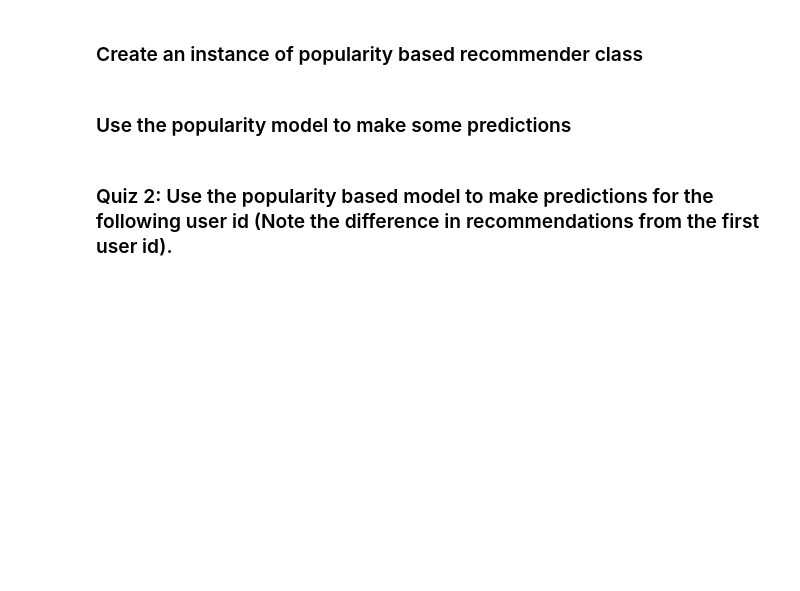
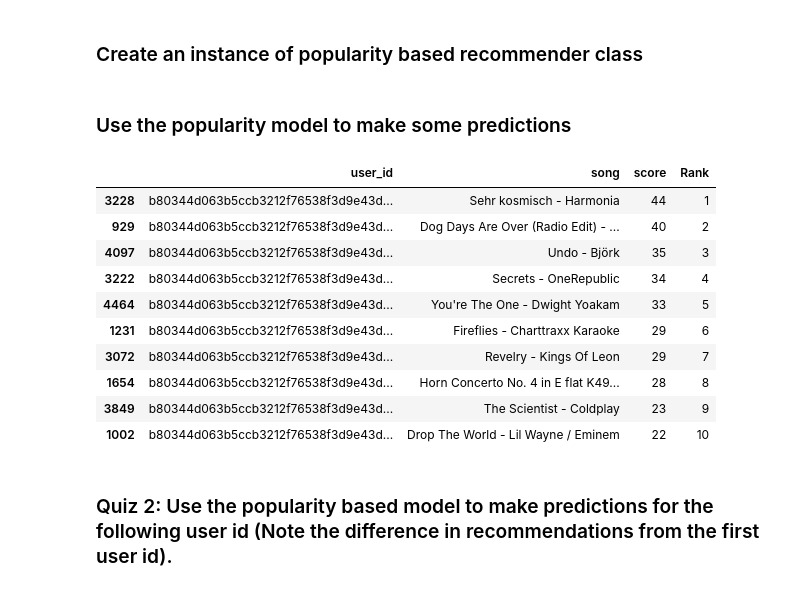
Before and after one commit to dvysardana/RecommenderSystems_Week5, a Jupyter notebook: Song Recommender_Python.ipynb, the cells around one changed output. Cells and saved outputs as stored; diff of their text form; code cells hidden in the pictures; blank space fills up the shorter version.

```diff
--- a/Song Recommender_Python.ipynb
+++ b/Song Recommender_Python.ipynb
@@ -27,7 +38,7 @@ len(song_df)
 # %% [markdown]
 ## Create a subset of the dataset
 # %%
-song_df = song_df.head(20000)
+song_df = song_df.head(10000)
 # %% [markdown]
 ## Showing the most popular songs in the dataset
 # %%
@@ -97,13 +110,25 @@ class popularity_recommender_py():
 # %% [markdown]
 ### Create an instance of popularity based recommender class
 # %%
-pm = popularity_recommender_py()
+pm = Recommenders.popularity_recommender_py()
 pm.create(train_data, 'user_id', 'song')
 # %% [markdown]
 ### Use the popularity model to make some predictions
 # %%
-user_id = '04396079bfe2a35ee92522dfadf2056ef899c456'
+user_id = users[0]
 pm.recommend(user_id)
+# %% [output]
+|  | user_id | song | score | Rank |
+| 3228 | b80344d063b5ccb3212f76538f3d9e43d... | Sehr kosmisch - Harmonia | 44 | 1 |
+| 929 | b80344d063b5ccb3212f76538f3d9e43d... | Dog Days Are Over (Radio Edit) - ... | 40 | 2 |
+| 4097 | b80344d063b5ccb3212f76538f3d9e43d... | Undo - Björk | 35 | 3 |
+| 3222 | b80344d063b5ccb3212f76538f3d9e43d... | Secrets - OneRepublic | 34 | 4 |
+| 4464 | b80344d063b5ccb3212f76538f3d9e43d... | You're The One - Dwight Yoakam | 33 | 5 |
+| 1231 | b80344d063b5ccb3212f76538f3d9e43d... | Fireflies - Charttraxx Karaoke | 29 | 6 |
+| 3072 | b80344d063b5ccb3212f76538f3d9e43d... | Revelry - Kings Of Leon | 29 | 7 |
+| 1654 | b80344d063b5ccb3212f76538f3d9e43d... | Horn Concerto No. 4 in E flat K49... | 28 | 8 |
+| 3849 | b80344d063b5ccb3212f76538f3d9e43d... | The Scientist - Coldplay | 23 | 9 |
+| 1002 | b80344d063b5ccb3212f76538f3d9e43d... | Drop The World - Lil Wayne / Eminem | 22 | 10 |
 # %% [markdown]
 ### Quiz 2: Use the popularity based model to make predictions for the following user id (Note the difference in recommendations from the first user id).
 # %%
```
Also changed, not shown: parts of 21 cells of this notebook, 6 other files.
